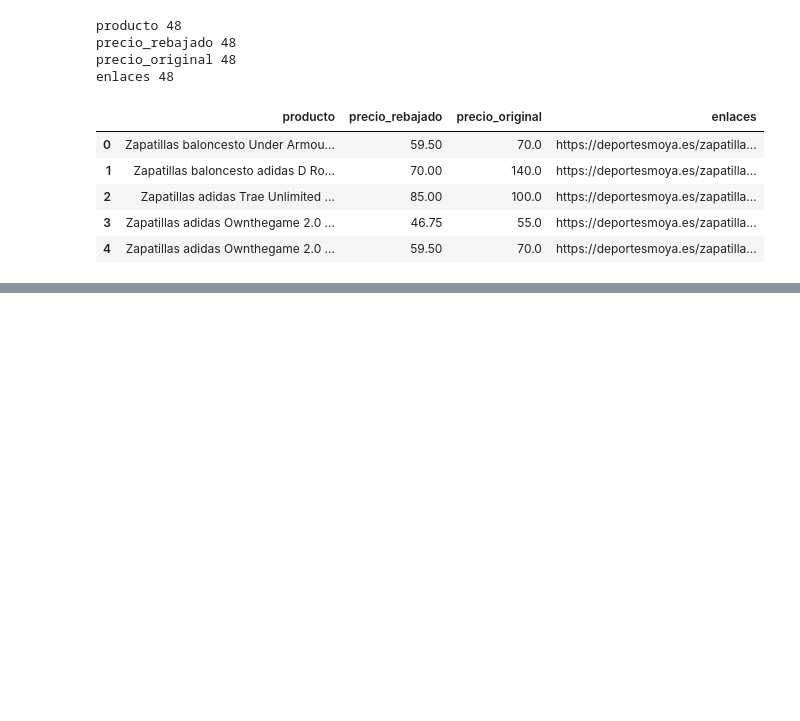
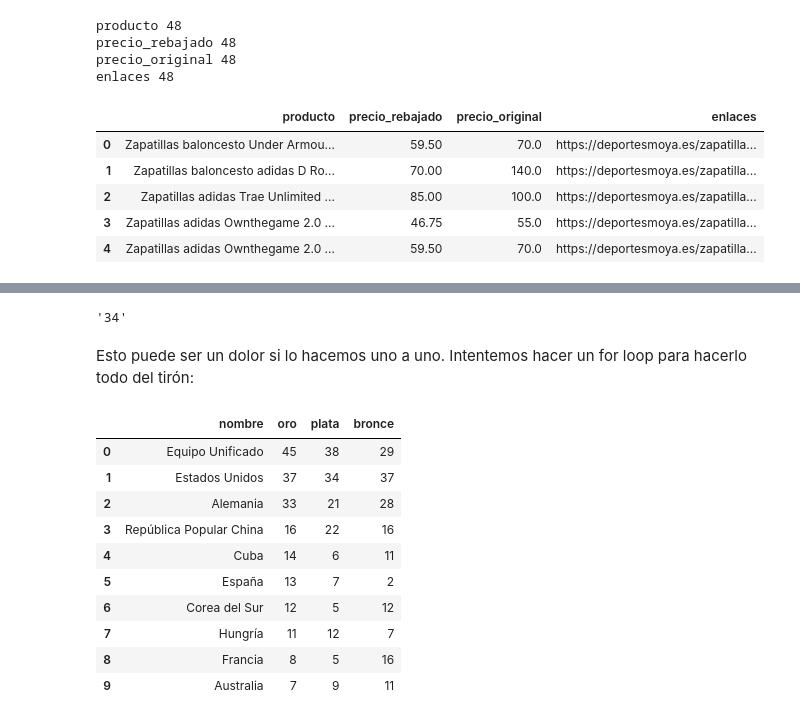
Before and after one commit to Ironhack-Data-Madrid-PartTime-May22/apuntes_clases, a Jupyter notebook: semana-08/8.4-Web scraping.ipynb, the cells around one changed output, grey strips where cells are left out. Cells and saved outputs as stored; diff of their text form; code cells hidden in the pictures; blank space fills up the shorter version.

Commit message:
subida con ejemplo de tablas BS4 wikipedia

```diff
--- a/semana-08/8.4-Web scraping.ipynb
+++ b/semana-08/8.4-Web scraping.ipynb
@@ -353,0 +411,4 @@ df_zapatillas.head()
+# %%
+# localizamos la tabla con el medallero de las olimpiadas
+medallero_juegos = tablas[-4]
+medallero_juegos
@@ -353,0 +496,38 @@ df_zapatillas.head()
+# %%
+# saquemos la fila 2 columna 3
+medallero_juegos.find_all("tr")[2].find_all("td")[3].getText()
+# %% [output]
+'34'
+# %% [markdown]
+Esto puede ser un dolor si lo hacemos uno a uno. Intentemos hacer un for loop para hacerlo todo del tirón:
+# %%
+# lo primero que haremos será crear un diccionario donde
+
+diccionario2 = {"nombre": [],
+               "oro": [],
+               "plata":[],
+               "bronce": []}
+# %%
+for f in medallero_juegos.find_all("tr"):
+    columna = [elemento for elemento in f.find_all("td")]
+    if len(columna)> 1:
+        diccionario2["nombre"].append(columna[1].find("a").getText())
+        diccionario2["oro"].append(columna[2].getText())
+        diccionario2["plata"].append(columna[3].getText())
+        diccionario2["bronce"].append(columna[4].getText())
+# %%
+df_medallas = pd.DataFrame(diccionario2)
+# %%
+df_medallas
+# %% [output]
+|  | nombre | oro | plata | bronce |
+| 0 | Equipo Unificado | 45 | 38 | 29 |
+| 1 | Estados Unidos | 37 | 34 | 37 |
+| 2 | Alemania | 33 | 21 | 28 |
+| 3 | República Popular China | 16 | 22 | 16 |
+| 4 | Cuba | 14 | 6 | 11 |
+| 5 | España | 13 | 7 | 2 |
+| 6 | Corea del Sur | 12 | 5 | 12 |
+| 7 | Hungría | 11 | 12 | 7 |
+| 8 | Francia | 8 | 5 | 16 |
+| 9 | Australia | 7 | 9 | 11 |
```
Also changed, not shown: parts of 20 cells of this notebook, 4 other files.
